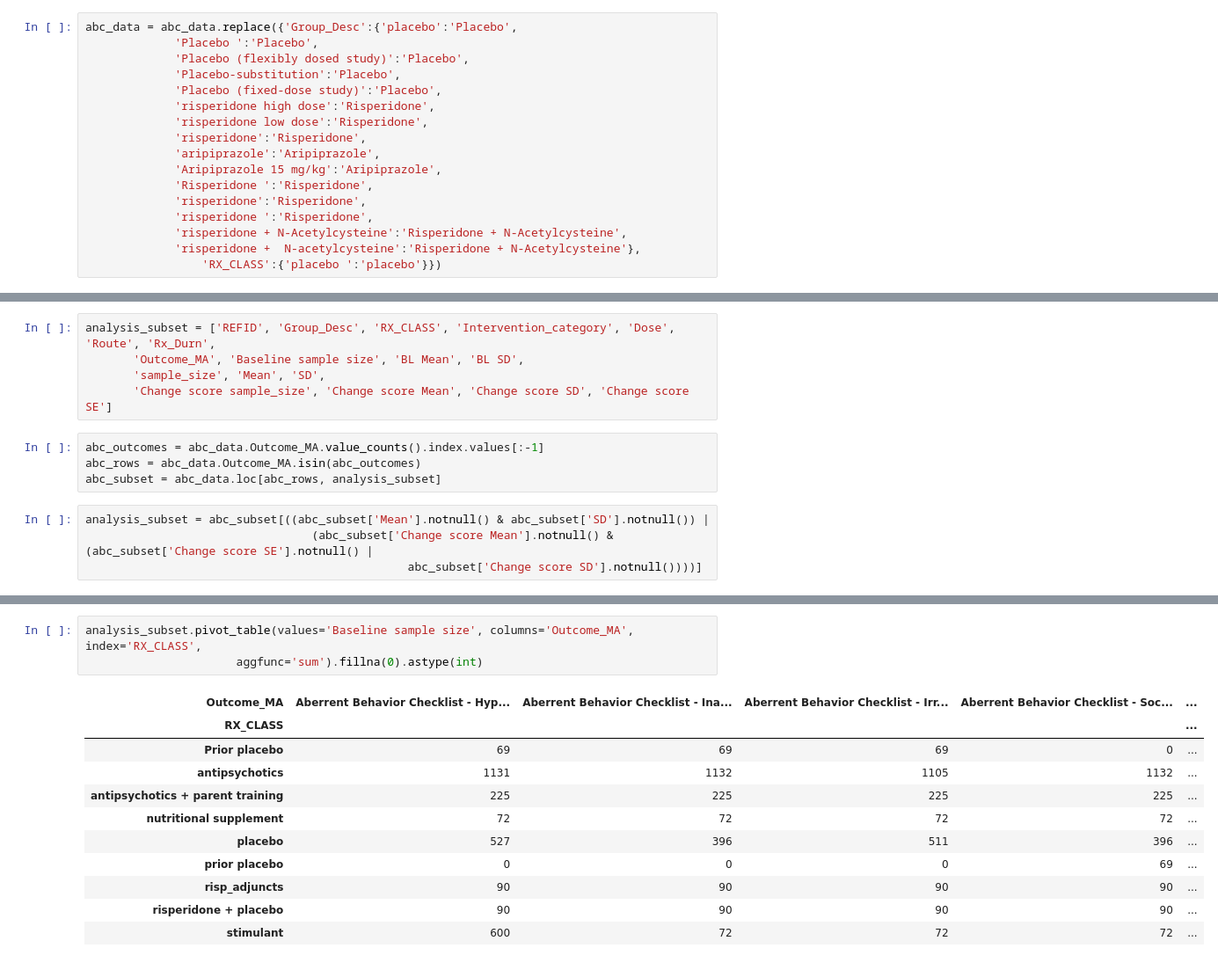
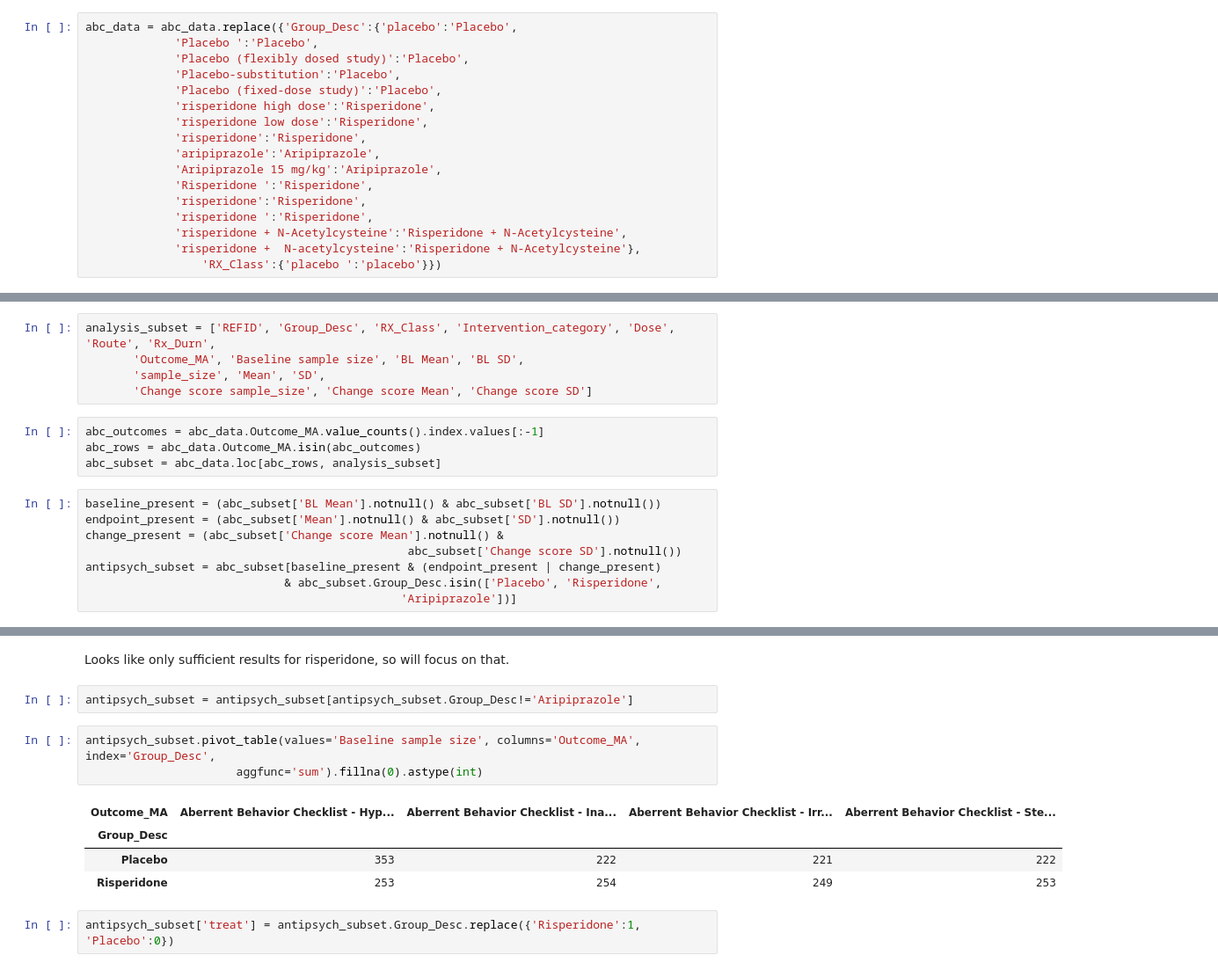
Before and after one commit to fonnesbeck/ASD_CER_Update, a Jupyter notebook: ASD CER Meta-analysis.ipynb, the cells around one changed output, grey strips where cells are left out. Shown at 88% size. Cells and saved outputs as stored; diff of their text form.

```diff
--- a/ASD CER Meta-analysis.ipynb
+++ b/ASD CER Meta-analysis.ipynb
@@ -151,4 +127,4 @@ abc_data = abc_data.replace({'Group_Desc':{'placebo':'Placebo',
              'risperidone ':'Risperidone',
              'risperidone + N-Acetylcysteine':'Risperidone + N-Acetylcysteine',
              'risperidone +  N-acetylcysteine':'Risperidone + N-Acetylcysteine'},
-                 'RX_CLASS':{'placebo ':'placebo'}})
+                 'RX_Class':{'placebo ':'placebo'}})
@@ -155,15 +137,19 @@ abc_data = abc_data.replace({'Group_Desc':{'placebo':'Placebo',
 # %% [markdown]
 Extract columns and rows of interest
 # %%
-analysis_subset = ['REFID', 'Group_Desc', 'RX_CLASS', 'Intervention_category', 'Dose', 'Route', 'Rx_Durn',
+analysis_subset = ['REFID', 'Group_Desc', 'RX_Class', 'Intervention_category', 'Dose', 'Route', 'Rx_Durn',
        'Outcome_MA', 'Baseline sample size', 'BL Mean', 'BL SD',
        'sample_size', 'Mean', 'SD',
-       'Change score sample_size', 'Change score Mean', 'Change score SD', 'Change score SE']
+       'Change score sample_size', 'Change score Mean', 'Change score SD']
 # %%
 abc_outcomes = abc_data.Outcome_MA.value_counts().index.values[:-1]
 abc_rows = abc_data.Outcome_MA.isin(abc_outcomes)
 abc_subset = abc_data.loc[abc_rows, analysis_subset]
 # %%
-analysis_subset = abc_subset[((abc_subset['Mean'].notnull() & abc_subset['SD'].notnull()) |
-                                 (abc_subset['Change score Mean'].notnull() & (abc_subset['Change score SE'].notnull() |
-                                               abc_subset['Change score SD'].notnull())))]
+baseline_present = (abc_subset['BL Mean'].notnull() & abc_subset['BL SD'].notnull())
+endpoint_present = (abc_subset['Mean'].notnull() & abc_subset['SD'].notnull())
+change_present = (abc_subset['Change score Mean'].notnull() &
+                                               abc_subset['Change score SD'].notnull())
+antipsych_subset = abc_subset[baseline_present & (endpoint_present | change_present)
+                             & abc_subset.Group_Desc.isin(['Placebo', 'Risperidone',
+                                              'Aripiprazole'])]
@@ -220,15 +181,14 @@ Name: RX_CLASS, dtype: int64
+# %% [markdown]
+Looks like only sufficient results for risperidone, so will focus on that.
+# %%
+antipsych_subset = antipsych_subset[antipsych_subset.Group_Desc!='Aripiprazole']
 # %%
-analysis_subset.pivot_table(values='Baseline sample size', columns='Outcome_MA', index='RX_CLASS',
+antipsych_subset.pivot_table(values='Baseline sample size', columns='Outcome_MA', index='Group_Desc',
                       aggfunc='sum').fillna(0).astype(int)
 # %% [output]
-| Outcome_MA | Aberrent Behavior Checklist - Hyp... | Aberrent Behavior Checklist - Ina... | Aberrent Behavior Checklist - Irr... | Aberrent Behavior Checklist - Soc... | ... |
-| RX_CLASS |  |  |  |  | ... |
-| Prior placebo | 69 | 69 | 69 | 0 | ... |
-| antipsychotics | 1131 | 1132 | 1105 | 1132 | ... |
-| antipsychotics + parent training | 225 | 225 | 225 | 225 | ... |
-| nutritional supplement | 72 | 72 | 72 | 72 | ... |
-| placebo | 527 | 396 | 511 | 396 | ... |
-| prior placebo | 0 | 0 | 0 | 69 | ... |
-| risp_adjuncts | 90 | 90 | 90 | 90 | ... |
-| risperidone + placebo | 90 | 90 | 90 | 90 | ... |
-| stimulant | 600 | 72 | 72 | 72 | ... |
+| Outcome_MA | Aberrent Behavior Checklist - Hyp... | Aberrent Behavior Checklist - Ina... | Aberrent Behavior Checklist - Irr... | Aberrent Behavior Checklist - Ste... |
+| Group_Desc |  |  |  |  |
+| Placebo | 353 | 222 | 221 | 222 |
+| Risperidone | 253 | 254 | 249 | 253 |
+# %%
+antipsych_subset['treat'] = antipsych_subset.Group_Desc.replace({'Risperidone':1, 'Placebo':0})
```
Also changed, not shown: parts of 36 cells of this notebook, 2 other files.
